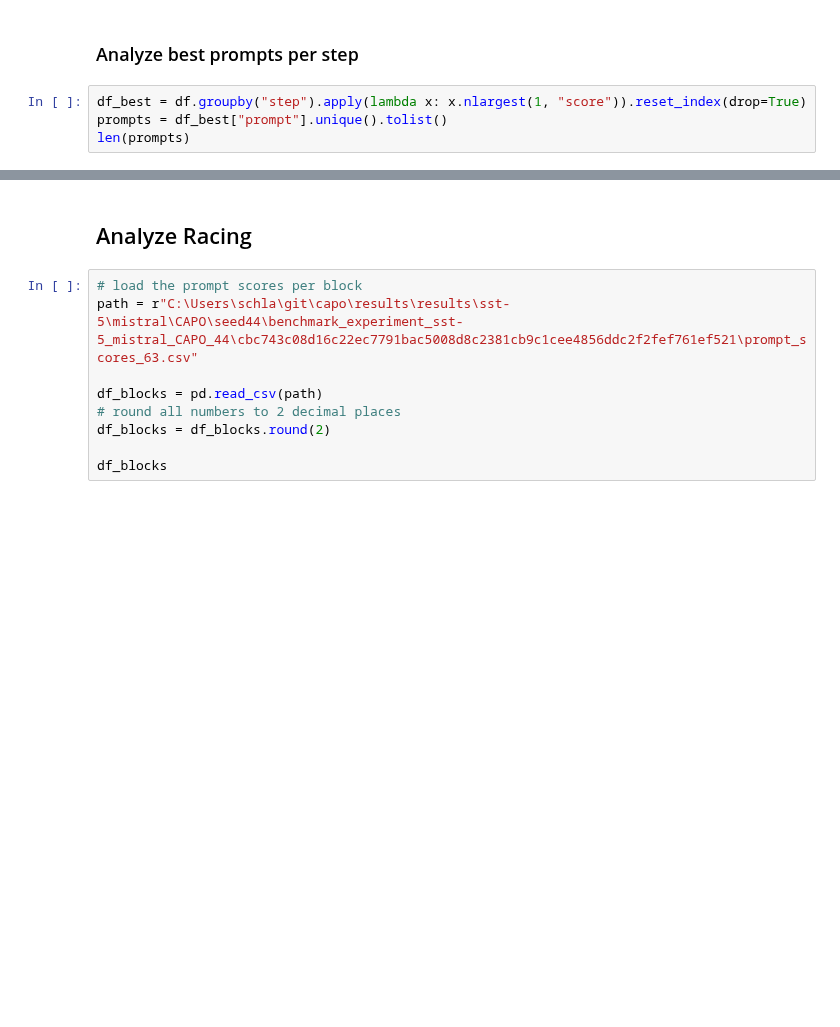
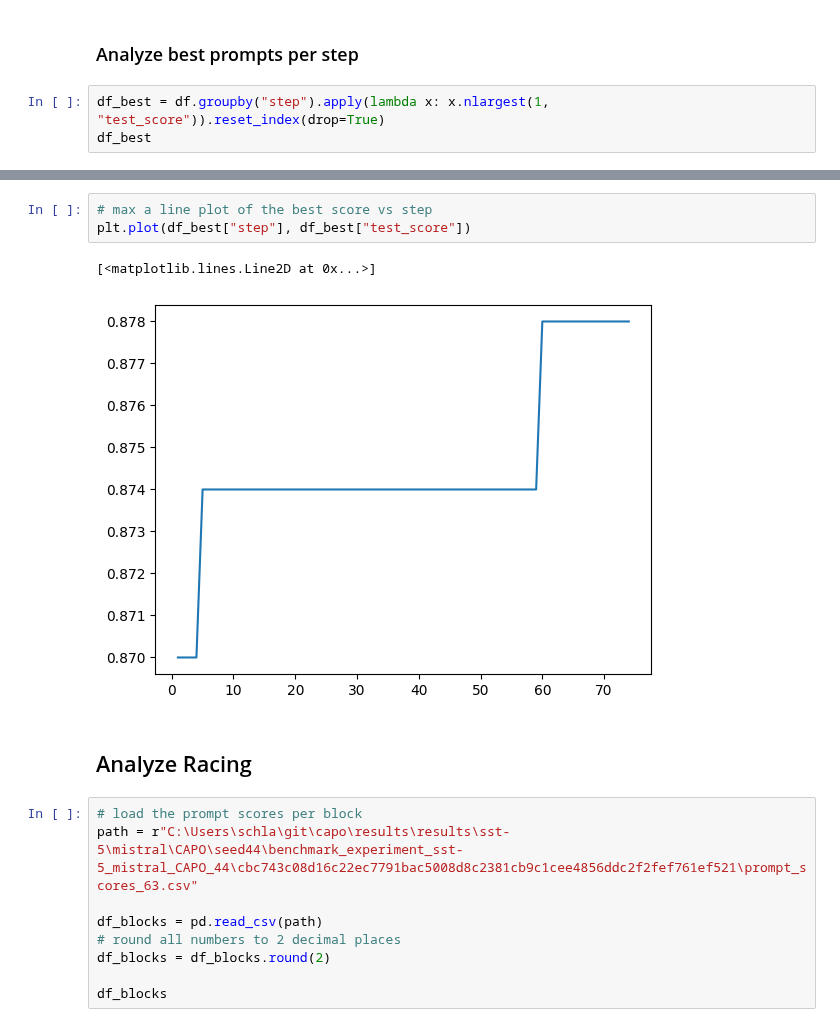
Before and after one commit to finitearth/capo, a Jupyter notebook: notebooks/results_analysis.ipynb, the cells around one changed output, grey strips where cells are left out. Cells and saved outputs as stored; diff of their text form; blank space fills up the shorter version.

```diff
--- a/notebooks/results_analysis.ipynb
+++ b/notebooks/results_analysis.ipynb
@@ -66,7 +62,6 @@ df_grouped.plot(x="step", y="score_max", kind="line");
 # %% [markdown]
 ### Analyze best prompts per step
 # %%
-df_best = df.groupby("step").apply(lambda x: x.nlargest(1, "score")).reset_index(drop=True)
-prompts = df_best["prompt"].unique().tolist()
-len(prompts)
+df_best = df.groupby("step").apply(lambda x: x.nlargest(1, "test_score")).reset_index(drop=True)
+df_best
 # %% [output]
@@ -90,3 +81,9 @@ df_best
+# %%
+# max a line plot of the best score vs step
+plt.plot(df_best["step"], df_best["test_score"])
+# %% [output]
+[<matplotlib.lines.Line2D at 0x...>]
+[figure, added]
 # %% [markdown]
 ## Analyze Racing
 # %%
```
Also changed, not shown: parts of 8 cells of this notebook, 2 other files.
